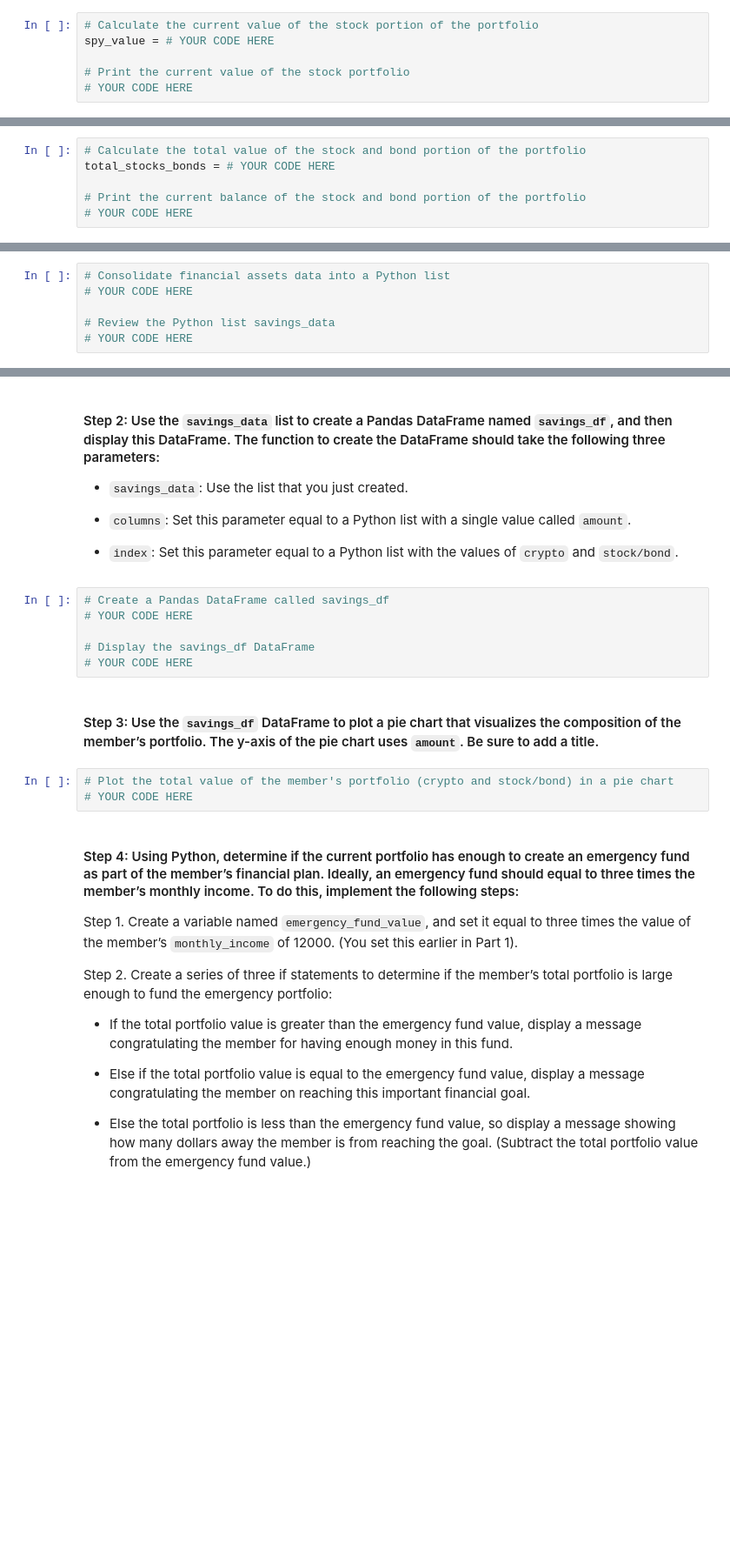
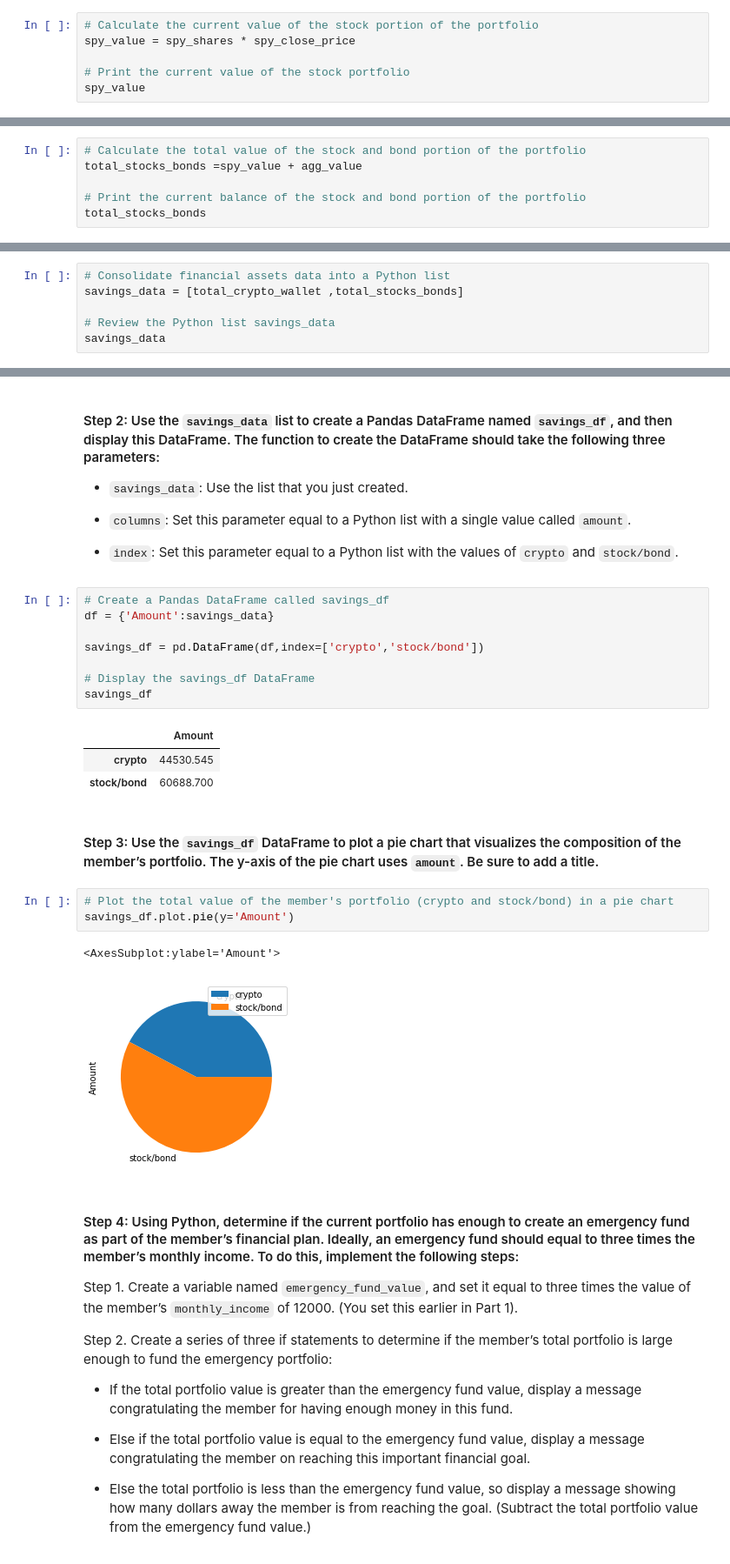
Before and after one commit to brprod8/Financial-Planner, a Jupyter notebook: Financial planner/financial_planning_tools.ipynb, the cells around one changed output, grey strips where cells are left out. Shown at 87% size. Saved outputs shown, nothing was run; the diff lists cells and outputs as text; blank space fills up the shorter version.

```diff
--- a/Financial planner/financial_planning_tools.ipynb
+++ b/Financial planner/financial_planning_tools.ipynb
@@ -309,6 +320,6 @@ agg_value = # YOUR CODE HERE
 # %%
 # Calculate the current value of the stock portion of the portfolio
-spy_value = # YOUR CODE HERE
+spy_value = spy_shares * spy_close_price
 
 # Print the current value of the stock portfolio
-# YOUR CODE HERE
+spy_value
@@ -315,6 +328,6 @@ spy_value = # YOUR CODE HERE
 # %%
 # Calculate the total value of the stock and bond portion of the portfolio
-total_stocks_bonds = # YOUR CODE HERE
+total_stocks_bonds =spy_value + agg_value
 
 # Print the current balance of the stock and bond portion of the portfolio
-# YOUR CODE HERE
+total_stocks_bonds
@@ -357,7 +374,7 @@ In this section, you’ll use the valuations for the cryptocurrency wallet and f
 #### Step 1: Create a Python list named `savings_data` that has two elements. The first element contains the total value of the cryptocurrency wallet. The second element contains the total value of the stock and bond portions of the portfolio.
 # %%
 # Consolidate financial assets data into a Python list
-# YOUR CODE HERE
+savings_data = [total_crypto_wallet ,total_stocks_bonds]
 
 # Review the Python list savings_data
-# YOUR CODE HERE
+savings_data
@@ -371,15 +390,24 @@ In this section, you’ll use the valuations for the cryptocurrency wallet and f
 - `index`: Set this parameter equal to a Python list with the values of `crypto` and `stock/bond`.
 # %%
 # Create a Pandas DataFrame called savings_df
-# YOUR CODE HERE
+df = {'Amount':savings_data}
+
+savings_df = pd.DataFrame(df,index=['crypto','stock/bond'])
 
 # Display the savings_df DataFrame
-# YOUR CODE HERE
+savings_df
+# %% [output]
+|  | Amount |
+| crypto | 44530.545 |
+| stock/bond | 60688.700 |
 # %% [markdown]
 #### Step 3: Use the `savings_df` DataFrame to plot a pie chart that visualizes the composition of the member’s portfolio. The y-axis of the pie chart uses `amount`. Be sure to add a title.
 # %%
 # Plot the total value of the member's portfolio (crypto and stock/bond) in a pie chart
-# YOUR CODE HERE
+savings_df.plot.pie(y='Amount')
+# %% [output]
+<AxesSubplot:ylabel='Amount'>
+[figure, added]
 # %% [markdown]
 #### Step 4: Using Python, determine if the current portfolio has enough to create an emergency fund as part of the member’s financial plan. Ideally, an emergency fund should equal to three times the member’s monthly income. To do this, implement the following steps:
 
```
Also changed, not shown: parts of 22 cells of this notebook.
